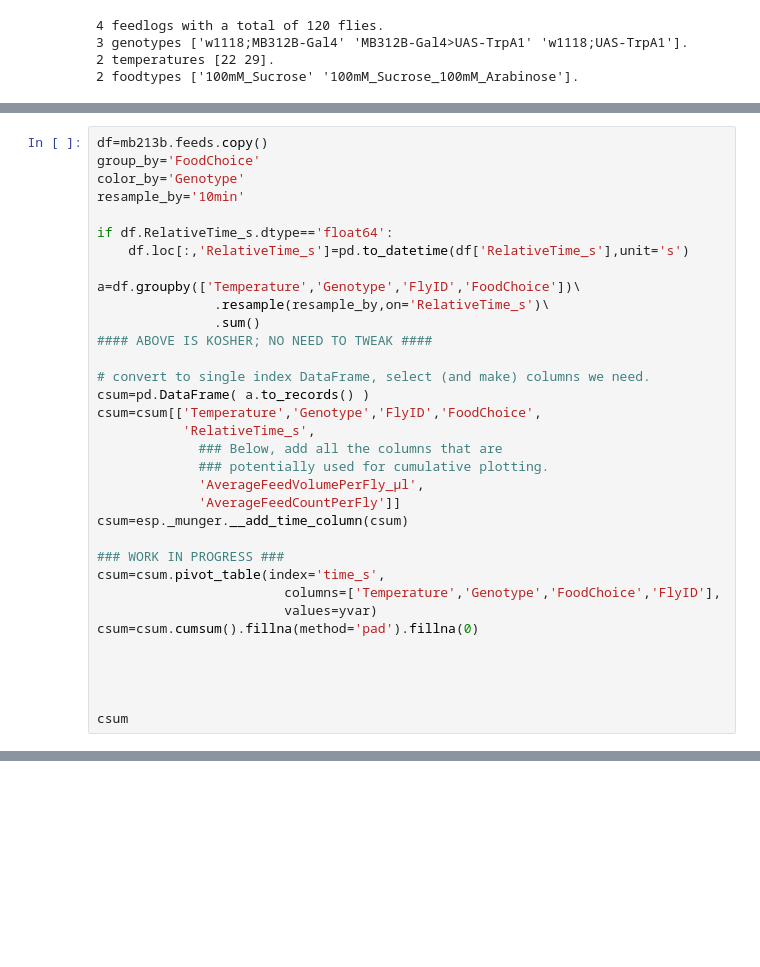
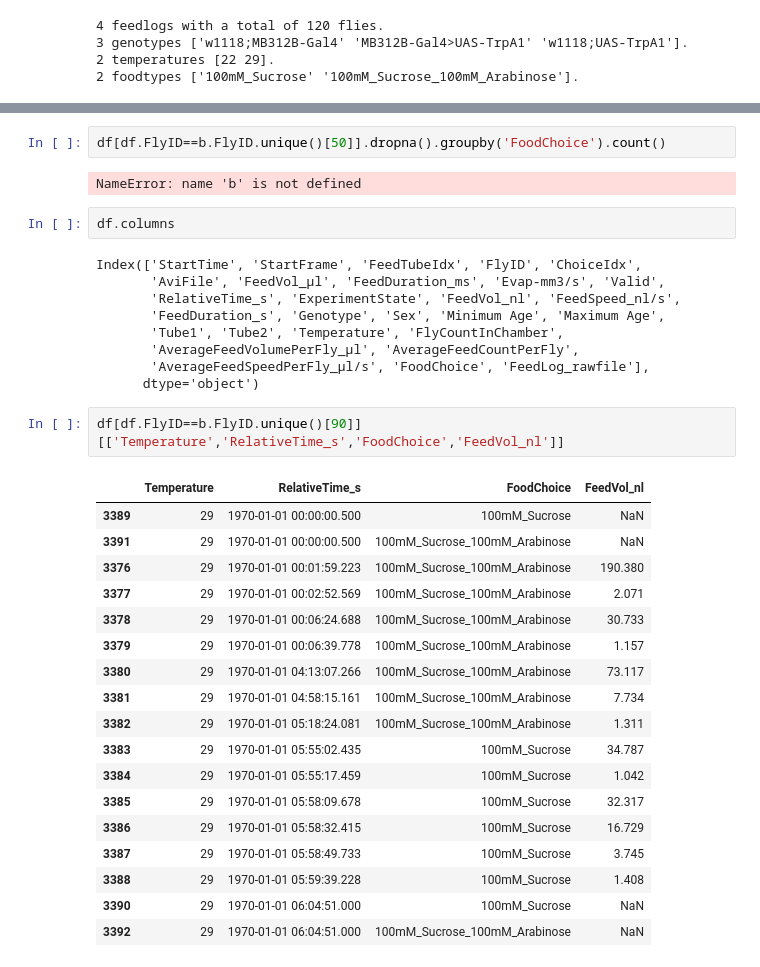
Before and after one commit to ACCLAB/espresso, a Jupyter notebook: jupyter-nb/espresso cumulative plots dev.ipynb, the cells around one changed output, grey strips where cells are left out. Cells and saved outputs as stored; diff of their text form; blank space fills up the shorter version.

```diff
--- a/jupyter-nb/espresso cumulative plots dev.ipynb
+++ b/jupyter-nb/espresso cumulative plots dev.ipynb
@@ -62,37 +61,3 @@ color_by='Genotype'
 resample_by='10min'
 
 yvar='Cumulative Feed Count'
-# %%
-df=mb213b.feeds.copy()
-group_by='FoodChoice'
-color_by='Genotype'
-resample_by='10min'
-
-if df.RelativeTime_s.dtype=='float64':
-    df.loc[:,'RelativeTime_s']=pd.to_datetime(df['RelativeTime_s'],unit='s')
-
-a=df.groupby(['Temperature','Genotype','FlyID','FoodChoice'])\
-               .resample(resample_by,on='RelativeTime_s')\
-               .sum()
-#### ABOVE IS KOSHER; NO NEED TO TWEAK ####
-
-# convert to single index DataFrame, select (and make) columns we need.
-csum=pd.DataFrame( a.to_records() )
-csum=csum[['Temperature','Genotype','FlyID','FoodChoice',
-           'RelativeTime_s',
-             ### Below, add all the columns that are
-             ### potentially used for cumulative plotting.
-             'AverageFeedVolumePerFly_µl',
-             'AverageFeedCountPerFly']]
-csum=esp._munger.__add_time_column(csum)
-
-### WORK IN PROGRESS ###
-csum=csum.pivot_table(index='time_s',
-                        columns=['Temperature','Genotype','FoodChoice','FlyID'],
-                        values=yvar)
-csum=csum.cumsum().fillna(method='pad').fillna(0)
-
-
-
-
-csum
@@ -121,0 +64,36 @@ csum
+# %%
+df[df.FlyID==b.FlyID.unique()[50]].dropna().groupby('FoodChoice').count()
+# %% [output]
+NameError: name 'b' is not defined
+# %%
+df.columns
+# %% [output]
+Index(['StartTime', 'StartFrame', 'FeedTubeIdx', 'FlyID', 'ChoiceIdx',
+       'AviFile', 'FeedVol_µl', 'FeedDuration_ms', 'Evap-mm3/s', 'Valid',
+       'RelativeTime_s', 'ExperimentState', 'FeedVol_nl', 'FeedSpeed_nl/s',
+       'FeedDuration_s', 'Genotype', 'Sex', 'Minimum Age', 'Maximum Age',
+       'Tube1', 'Tube2', 'Temperature', 'FlyCountInChamber',
+       'AverageFeedVolumePerFly_µl', 'AverageFeedCountPerFly',
+       'AverageFeedSpeedPerFly_µl/s', 'FoodChoice', 'FeedLog_rawfile'],
+      dtype='object')
+# %%
+df[df.FlyID==b.FlyID.unique()[90]][['Temperature','RelativeTime_s','FoodChoice','FeedVol_nl']]
+# %% [output]
+|  | Temperature | RelativeTime_s | FoodChoice | FeedVol_nl |
+| 3389 | 29 | 1970-01-01 00:00:00.500 | 100mM_Sucrose | NaN |
+| 3391 | 29 | 1970-01-01 00:00:00.500 | 100mM_Sucrose_100mM_Arabinose | NaN |
+| 3376 | 29 | 1970-01-01 00:01:59.223 | 100mM_Sucrose_100mM_Arabinose | 190.380 |
+| 3377 | 29 | 1970-01-01 00:02:52.569 | 100mM_Sucrose_100mM_Arabinose | 2.071 |
+| 3378 | 29 | 1970-01-01 00:06:24.688 | 100mM_Sucrose_100mM_Arabinose | 30.733 |
+| 3379 | 29 | 1970-01-01 00:06:39.778 | 100mM_Sucrose_100mM_Arabinose | 1.157 |
+| 3380 | 29 | 1970-01-01 04:13:07.266 | 100mM_Sucrose_100mM_Arabinose | 73.117 |
+| 3381 | 29 | 1970-01-01 04:58:15.161 | 100mM_Sucrose_100mM_Arabinose | 7.734 |
+| 3382 | 29 | 1970-01-01 05:18:24.081 | 100mM_Sucrose_100mM_Arabinose | 1.311 |
+| 3383 | 29 | 1970-01-01 05:55:02.435 | 100mM_Sucrose | 34.787 |
+| 3384 | 29 | 1970-01-01 05:55:17.459 | 100mM_Sucrose | 1.042 |
+| 3385 | 29 | 1970-01-01 05:58:09.678 | 100mM_Sucrose | 32.317 |
+| 3386 | 29 | 1970-01-01 05:58:32.415 | 100mM_Sucrose | 16.729 |
+| 3387 | 29 | 1970-01-01 05:58:49.733 | 100mM_Sucrose | 3.745 |
+| 3388 | 29 | 1970-01-01 05:59:39.228 | 100mM_Sucrose | 1.408 |
+| 3390 | 29 | 1970-01-01 06:04:51.000 | 100mM_Sucrose | NaN |
+| 3392 | 29 | 1970-01-01 06:04:51.000 | 100mM_Sucrose_100mM_Arabinose | NaN |
```
Also changed, not shown: parts of 9 cells of this notebook.
